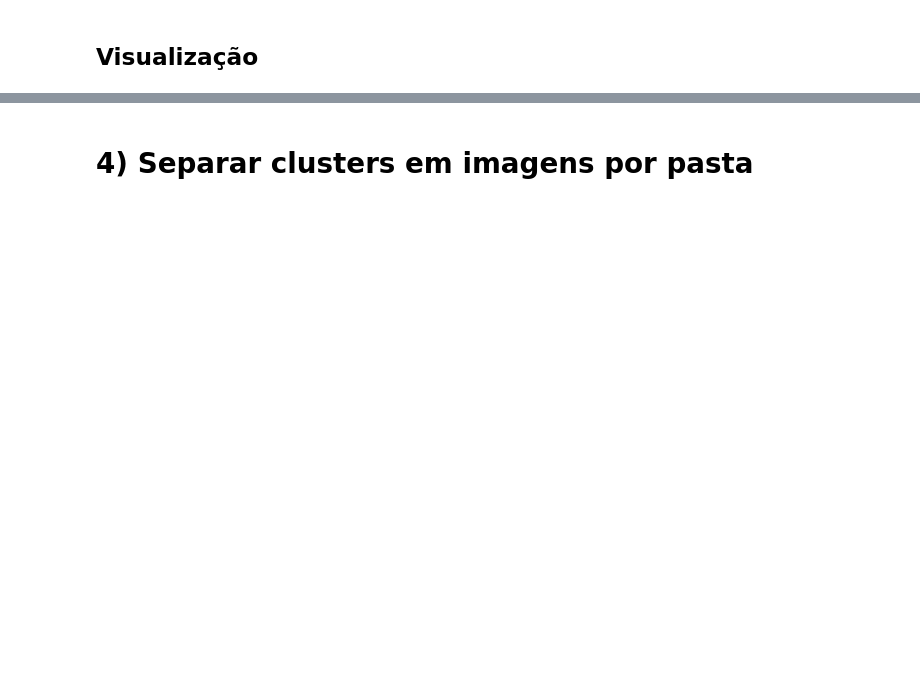
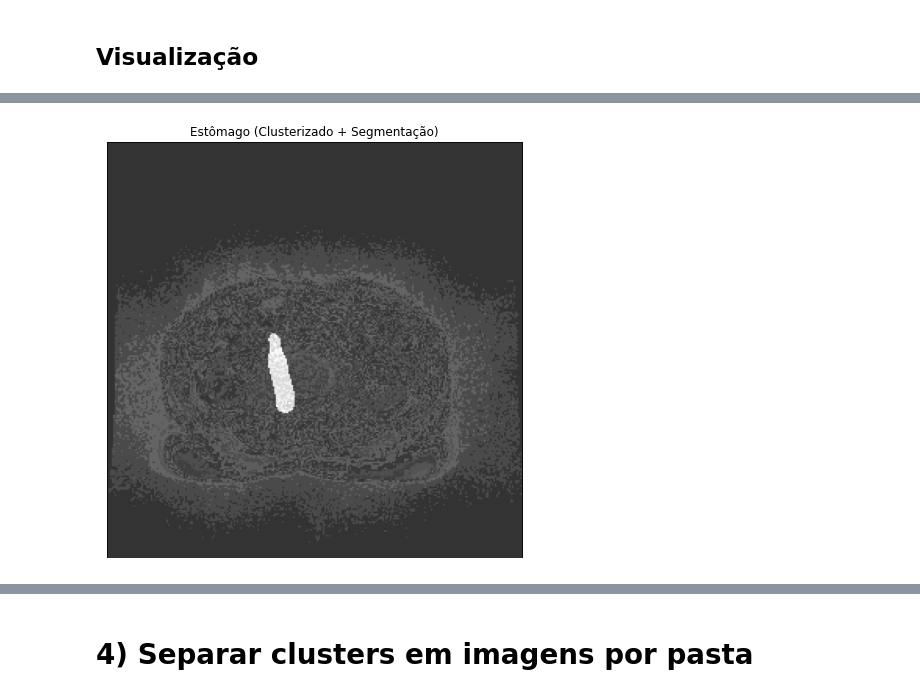
Before and after one commit to PauloUbirajara/uw-madison-image-segmentation, a Jupyter notebook: clusterization.ipynb, the cells around one changed output, grey strips where cells are left out. Saved outputs shown, nothing was run; the diff lists cells and outputs as text; code cells hidden in the pictures; blank space fills up the shorter version.

```diff
--- a/clusterization.ipynb
+++ b/clusterization.ipynb
@@ -148 +179,27 @@ df_dados.head()
+# %%
+# Desenhar todos os clusters juntos + segmentação
+fig = plt.figure(figsize=(18, 10))
+fig.patch.set_alpha(1)
+if linha['segmentation']:
+	ax = plt.subplot(1, 3, 3)
+
+	ax.imshow(clusters, cmap='gray', alpha=0.5)
+
+	segmentation = linha['segmentation']
+	segmentation_rle = decode_rle(segmentation, shape=(altura, largura))
+
+	ax.imshow(
+		segmentation_rle,
+		cmap='gray',
+		alpha=0.6
+	)
+	plt.xticks([])
+	plt.yticks([])
+	plt.title(nomes[linha['class']] + ' (Clusterizado + Segmentação)')
+
+	plt.tight_layout()
+
+plt.show()
+# %% [output]
+[figure, added]
 # %%
```
Also changed, not shown: parts of 9 cells of this notebook.
